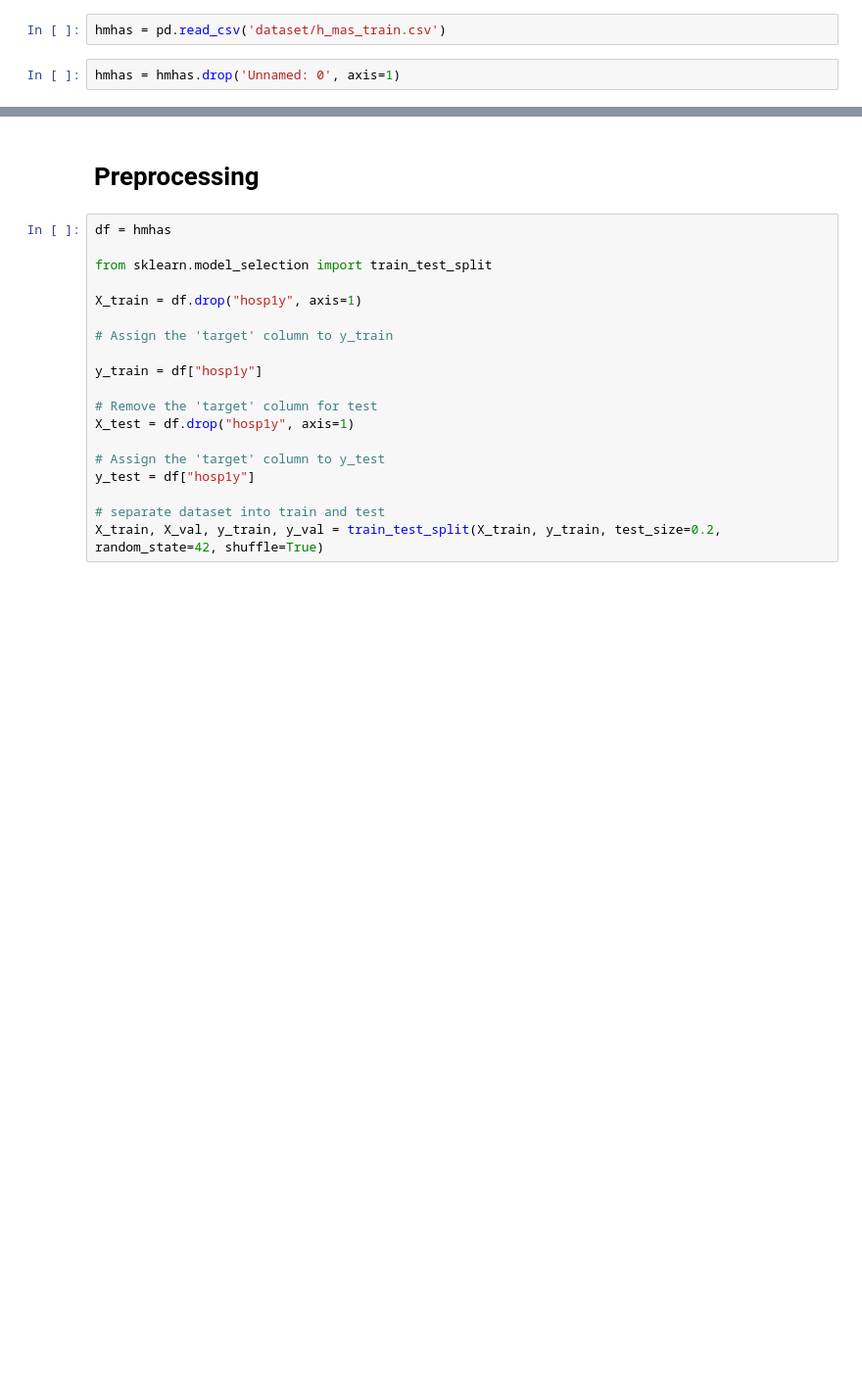
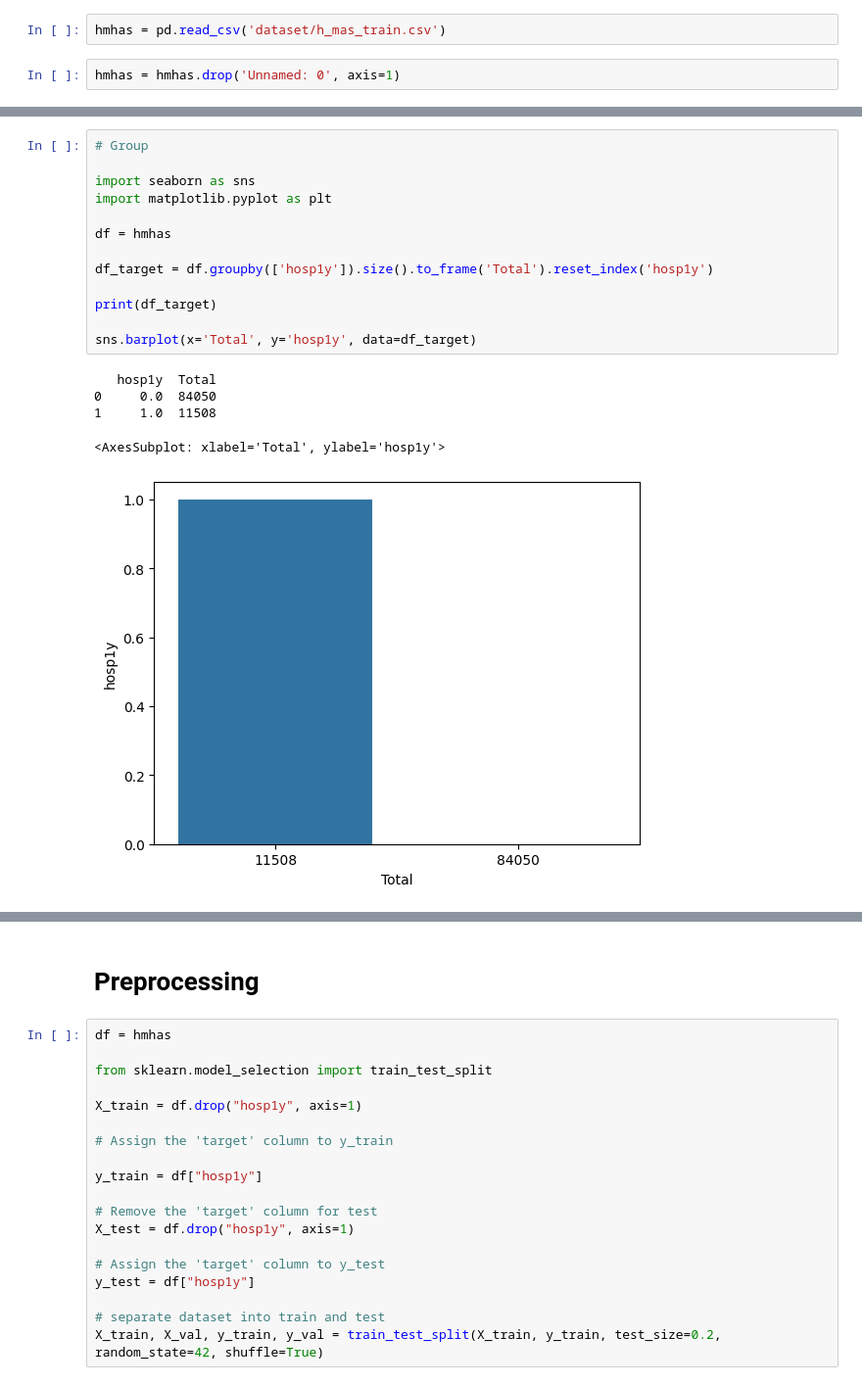
Before and after one commit to teamthefantastic4/teamthefantastic4, a Jupyter notebook: 2_Model_Training.ipynb, the cells around one changed output, grey strips where cells are left out. Shown at 98% size. Cells and saved outputs as stored; diff of their text form; blank space fills up the shorter version.

```diff
--- a/2_Model_Training.ipynb
+++ b/2_Model_Training.ipynb
@@ -26,4 +28,23 @@ Index(['cholst', 'mobila', 'nagi10', 'hrtatte', 'nagi8', 'iadlfour', 'push',
       dtype='object')
+# %%
+# Group
+
+import seaborn as sns
+import matplotlib.pyplot as plt
+
+df = hmhas
+
+df_target = df.groupby(['hosp1y']).size().to_frame('Total').reset_index('hosp1y')
+
+print(df_target)
+
+sns.barplot(x='Total', y='hosp1y', data=df_target)
+# %% [output]
+   hosp1y  Total
+0     0.0  84050
+1     1.0  11508
+<AxesSubplot: xlabel='Total', ylabel='hosp1y'>
+[figure, added]
 # %%
 hmhas.shape
 # %% [output]
```
Also changed, not shown: parts of 20 cells of this notebook.
